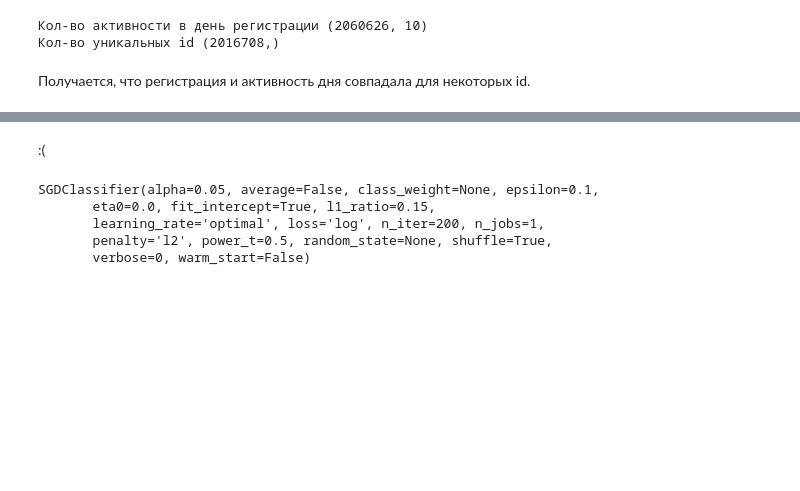
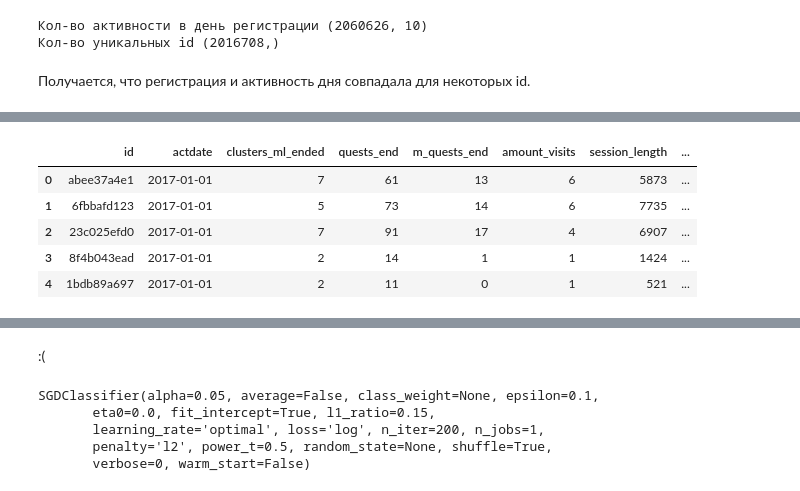
Before and after one commit to Smolev/practice2017, a Jupyter notebook: WG.ipynb, the cells around one changed output, grey strips where cells are left out. Cells and saved outputs as stored; diff of their text form; code cells hidden in the pictures; blank space fills up the shorter version.

```diff
--- a/WG.ipynb
+++ b/WG.ipynb
@@ -288,3 +257,22 @@ practice_dau['actdate'] = pd.to_datetime(practice_dau['actdate'])
 # %%
-first_day = pd.merge(first_day, practice_dau.groupby(['id', 'actdate'], as_index = False).sum(), on=['id', 'actdate'], how='inner')
+#first_day = pd.merge(first_day, practice_dau.groupby(['id', 'actdate'], as_index = False).sum(), on=['id', 'actdate'], how='inner')
 #Добавим number_of_pgr в первый день
+# %%
+first_day = pd.merge(first_day, practice_dau.sort_values('number_of_pgr', ascending = 0).groupby(['id', 'actdate'], as_index = False).first(), on=['id', 'actdate'], how='inner')
+#Добавим страну и number_of_pgr
+# %%
+def country_to_id(country):
+    return country_dict[country]
+
+first_day['country_id'] = first_day['country'].apply(country_to_id)
+first_day.drop('country', axis = 1, inplace = True)
+#Отсортируем страны по континентам
+# %%
+first_day.head()
+# %% [output]
+|  | id | actdate | clusters_ml_ended | quests_end | m_quests_end | amount_visits | session_length | ... |
+| 0 | abee37a4e1 | 2017-01-01 | 7 | 61 | 13 | 6 | 5873 | ... |
+| 1 | 6fbbafd123 | 2017-01-01 | 5 | 73 | 14 | 6 | 7735 | ... |
+| 2 | 23c025efd0 | 2017-01-01 | 7 | 91 | 17 | 4 | 6907 | ... |
+| 3 | 8f4b043ead | 2017-01-01 | 2 | 14 | 1 | 1 | 1424 | ... |
+| 4 | 1bdb89a697 | 2017-01-01 | 2 | 11 | 0 | 1 | 521 | ... |
```
Also changed, not shown: parts of 80 cells of this notebook.
